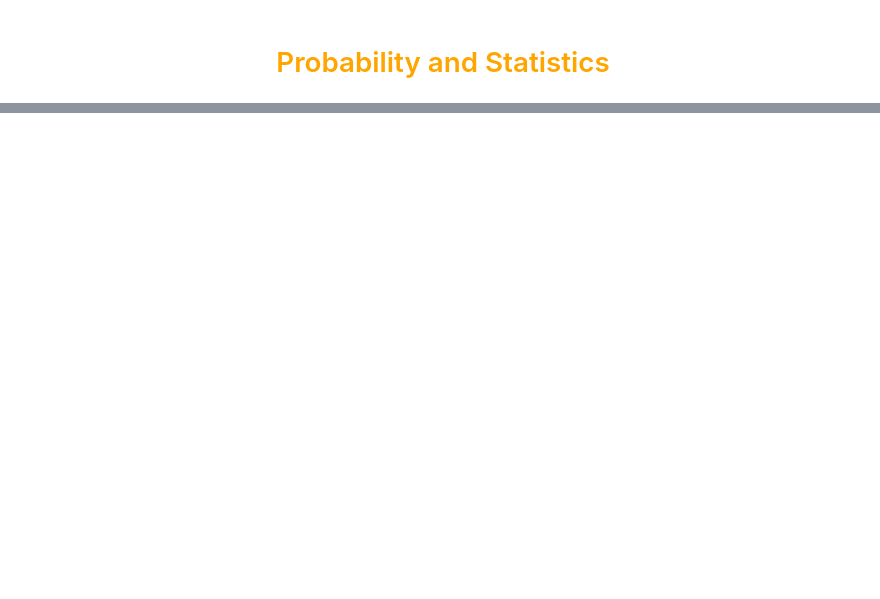
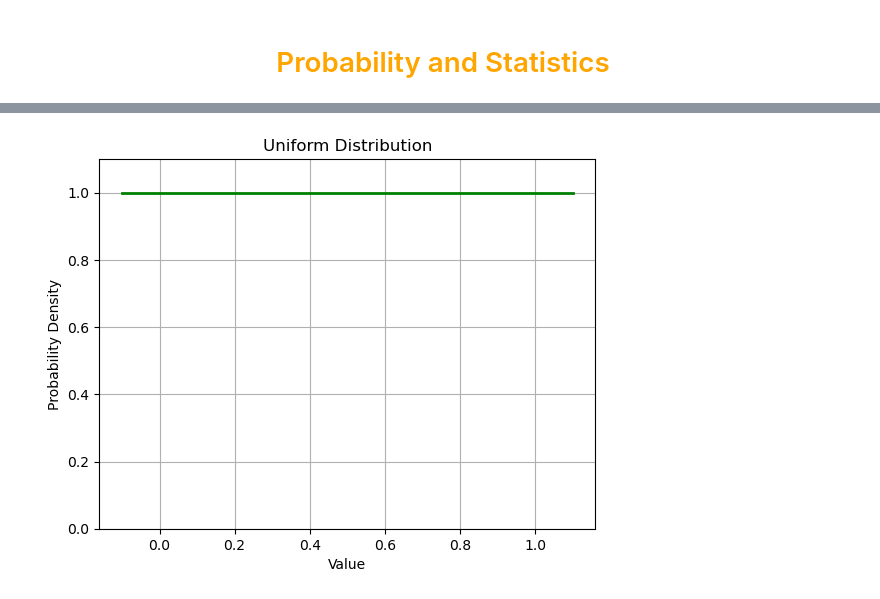
Before and after one commit to kannanjayachandran/Full-Stack-Data-Science, a Jupyter notebook: 05. Data_Science-I/Notebooks/Probability_Statistics.ipynb, the cells around one changed output, grey strips where cells are left out. Saved outputs shown, nothing was run; the diff lists cells and outputs as text; code cells hidden in the pictures; blank space fills up the shorter version.

```diff
--- a/05. Data_Science-I/Notebooks/Probability_Statistics.ipynb
+++ b/05. Data_Science-I/Notebooks/Probability_Statistics.ipynb
@@ -15,0 +35,18 @@ plt.show()
+# %%
+# Uniform function
+
+a = 0  # Lower bound
+b = 1  # Upper bound
+
+x = np.linspace(a - 0.1, b + 0.1, 1000)  # Create an array of x-values slightly beyond the bounds
+pdf = np.full_like(x, 1 / (b - a))  # Uniform PDF
+
+plt.plot(x, pdf, 'g-', lw=2)  # Plot the PDF in red
+plt.title('Uniform Distribution')
+plt.xlabel('Value')
+plt.ylabel('Probability Density')
+plt.grid(True)
+plt.ylim(0, 1 / (b - a) + 0.1)  # Set the y-axis limits
+plt.show()
+# %% [output]
+[figure, added]
```
Also changed, not shown: parts of 8 cells of this notebook, 5 other files.
